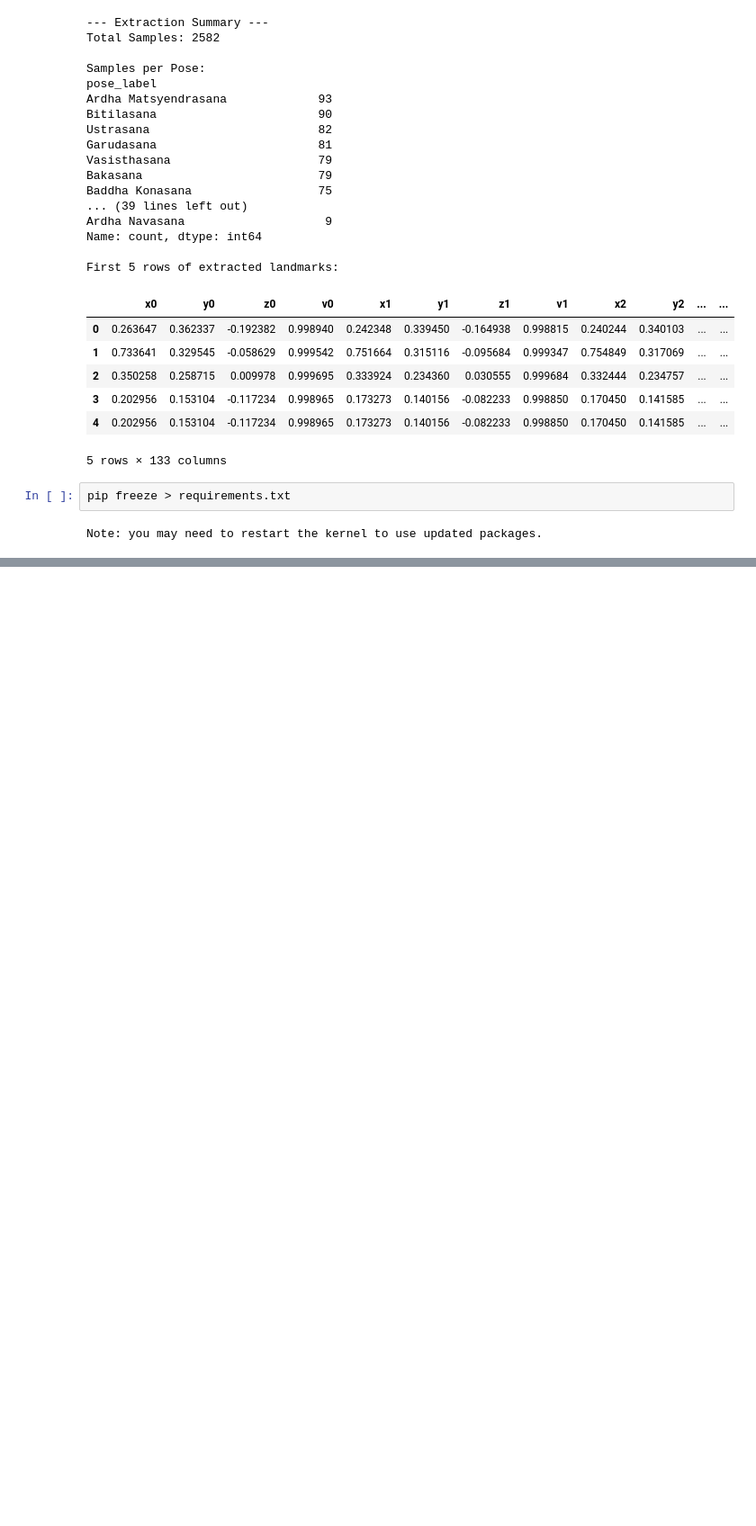
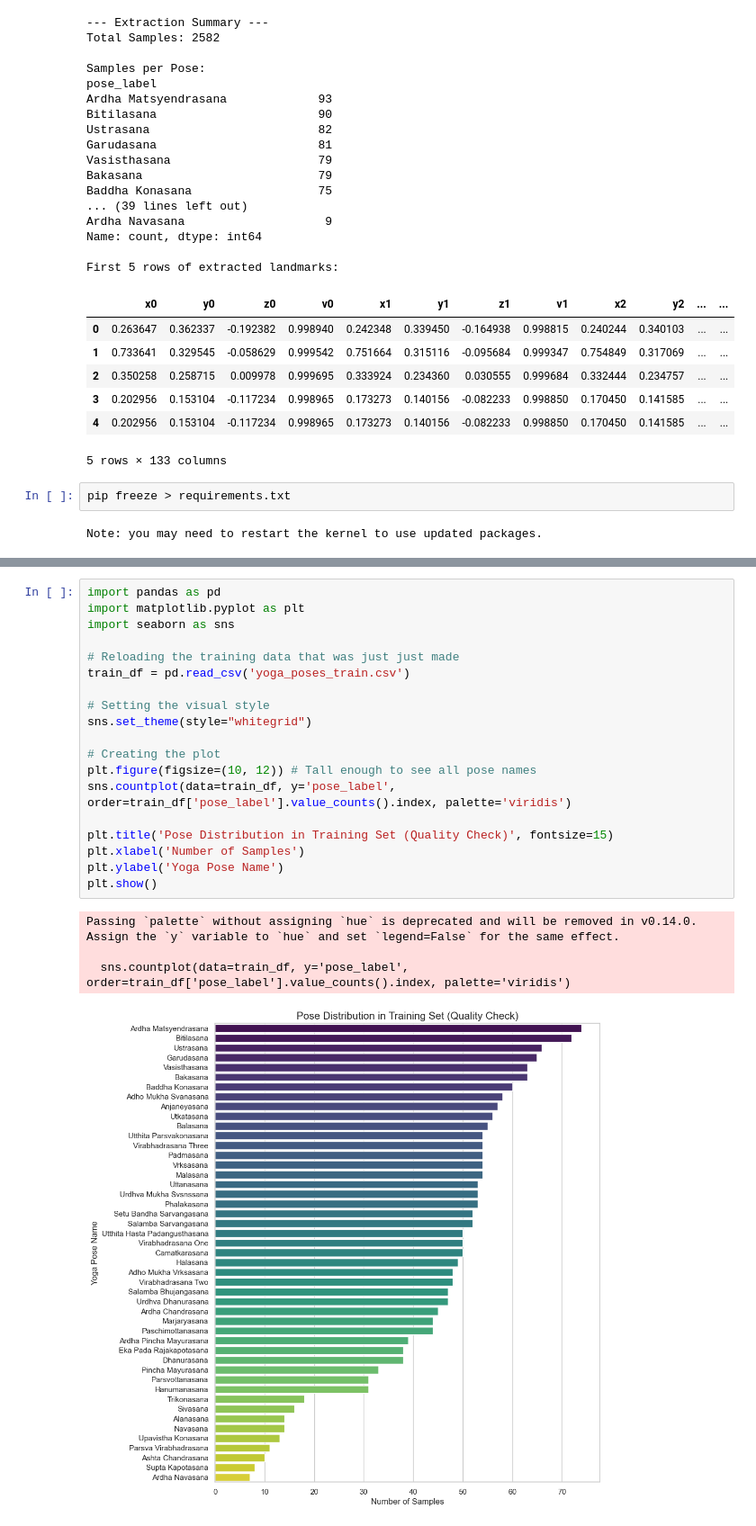
Before and after one commit to svarshh/yoga_pose_corrector, a Jupyter notebook: 01_Pose_Feature_Extraction.ipynb, the cells around one changed output, grey strips where cells are left out. Shown at 90% size. Cells and saved outputs as stored; diff of their text form; blank space fills up the shorter version.

```diff
--- a/01_Pose_Feature_Extraction.ipynb
+++ b/01_Pose_Feature_Extraction.ipynb
@@ -144,0 +233,24 @@ Note: you may need to restart the kernel to use updated packages.
+# %%
+import pandas as pd
+import matplotlib.pyplot as plt
+import seaborn as sns
+
+# Reloading the training data that was just just made
+train_df = pd.read_csv('yoga_poses_train.csv')
+
+# Setting the visual style
+sns.set_theme(style="whitegrid")
+
+# Creating the plot
+plt.figure(figsize=(10, 12)) # Tall enough to see all pose names
+sns.countplot(data=train_df, y='pose_label', order=train_df['pose_label'].value_counts().index, palette='viridis')
+
+plt.title('Pose Distribution in Training Set (Quality Check)', fontsize=15)
+plt.xlabel('Number of Samples')
+plt.ylabel('Yoga Pose Name')
+plt.show()
+# %% [output]
+Passing `palette` without assigning `hue` is deprecated and will be removed in v0.14.0. Assign the `y` variable to `hue` and set `legend=False` for the same effect.
+
+  sns.countplot(data=train_df, y='pose_label', order=train_df['pose_label'].value_counts().index, palette='viridis')
+[figure, added]
```
Also changed, not shown: parts of 4 cells of this notebook, 2 other files.
